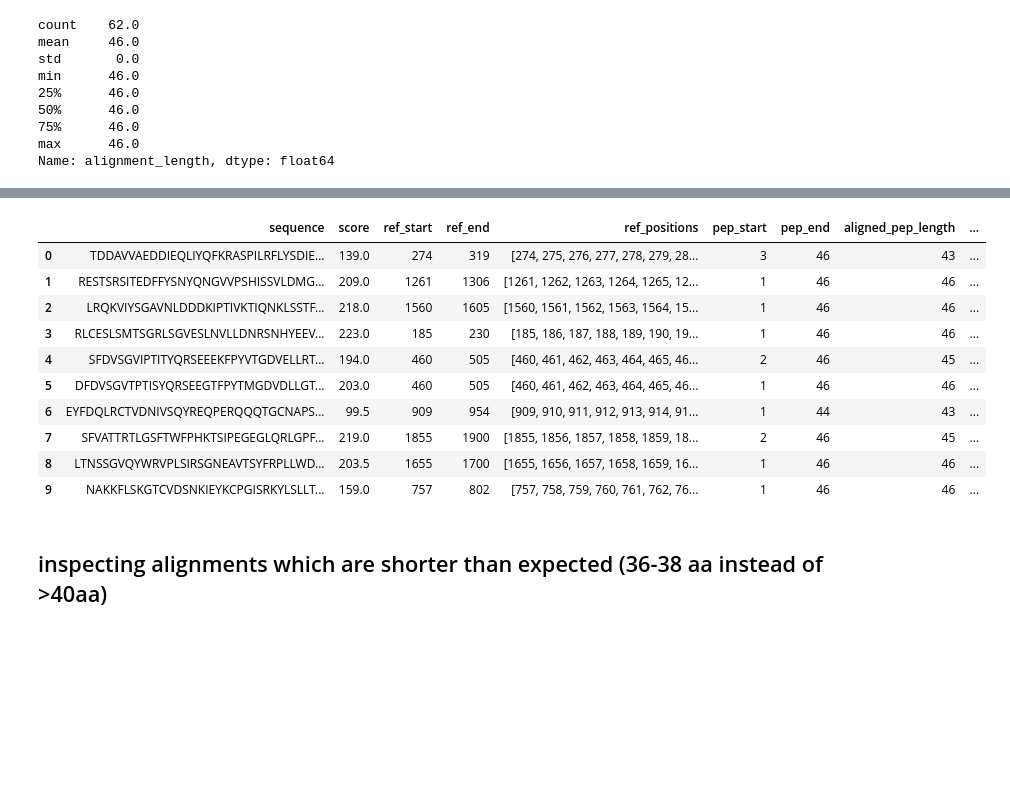
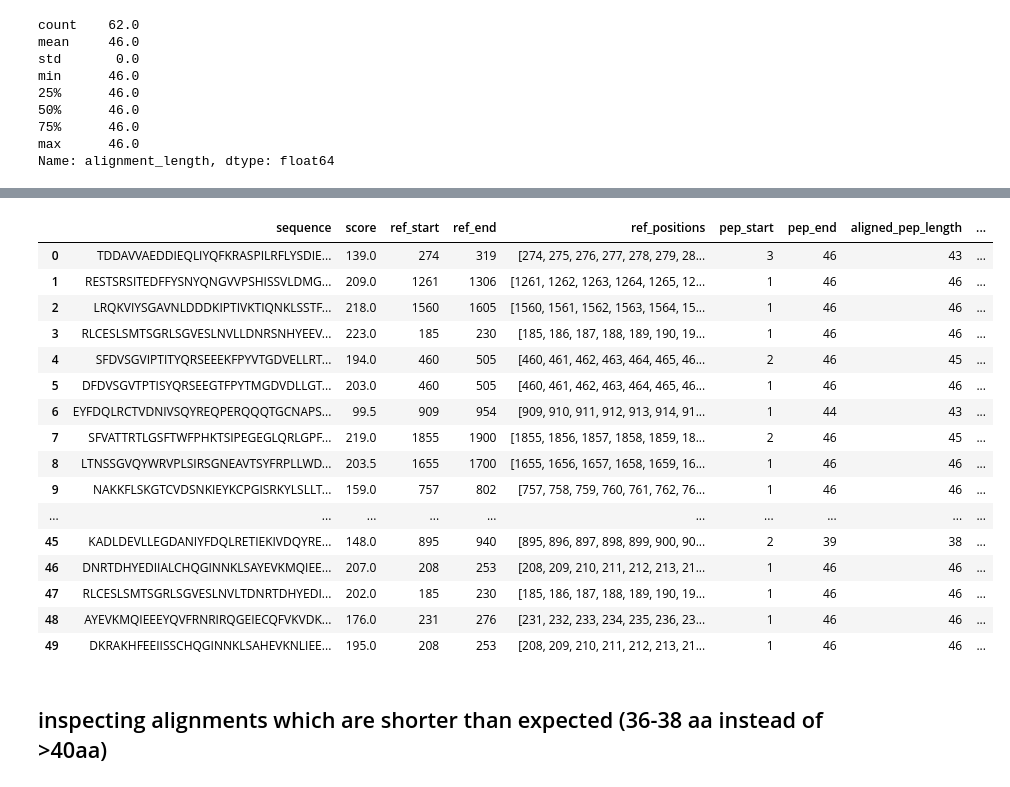
Before and after one commit to sporak577/lasv_phipseq_2026, a Jupyter notebook: draw_signal_to_LASV_polymerase.ipynb, the cells around one changed output, grey strips where cells are left out. Cells and saved outputs as stored; diff of their text form; code cells hidden in the pictures; blank space fills up the shorter version.

```diff
--- a/draw_signal_to_LASV_polymerase.ipynb
+++ b/draw_signal_to_LASV_polymerase.ipynb
@@ -167,18 +205,24 @@ np_mapping.sort_values('aligned_pep_length').head(2)
 # %%
 #inspect the shortest mappings:
-np_mapping.sort_values("alignment_length").head(10)
+np_mapping.sort_values("alignment_length").head(50)
 # %% [output]
 |  | sequence | score | ref_start | ref_end | ref_positions | pep_start | pep_end | aligned_pep_length | ... |
 | 0 | TDDAVVAEDDIEQLIYQFKRASPILRFLYSDIE... | 139.0 | 274 | 319 | [274, 275, 276, 277, 278, 279, 28... | 3 | 46 | 43 | ... |
 | 1 | RESTSRSITEDFFYSNYQNGVVPSHISSVLDMG... | 209.0 | 1261 | 1306 | [1261, 1262, 1263, 1264, 1265, 12... | 1 | 46 | 46 | ... |
 | 2 | LRQKVIYSGAVNLDDDKIPTIVKTIQNKLSSTF... | 218.0 | 1560 | 1605 | [1560, 1561, 1562, 1563, 1564, 15... | 1 | 46 | 46 | ... |
 | 3 | RLCESLSMTSGRLSGVESLNVLLDNRSNHYEEV... | 223.0 | 185 | 230 | [185, 186, 187, 188, 189, 190, 19... | 1 | 46 | 46 | ... |
 | 4 | SFDVSGVIPTITYQRSEEEKFPYVTGDVELLRT... | 194.0 | 460 | 505 | [460, 461, 462, 463, 464, 465, 46... | 2 | 46 | 45 | ... |
 | 5 | DFDVSGVTPTISYQRSEEGTFPYTMGDVDLLGT... | 203.0 | 460 | 505 | [460, 461, 462, 463, 464, 465, 46... | 1 | 46 | 46 | ... |
 | 6 | EYFDQLRCTVDNIVSQYREQPERQQQTGCNAPS... | 99.5 | 909 | 954 | [909, 910, 911, 912, 913, 914, 91... | 1 | 44 | 43 | ... |
 | 7 | SFVATTRTLGSFTWFPHKTSIPEGEGLQRLGPF... | 219.0 | 1855 | 1900 | [1855, 1856, 1857, 1858, 1859, 18... | 2 | 46 | 45 | ... |
 | 8 | LTNSSGVQYWRVPLSIRSGNEAVTSYFRPLLWD... | 203.5 | 1655 | 1700 | [1655, 1656, 1657, 1658, 1659, 16... | 1 | 46 | 46 | ... |
 | 9 | NAKKFLSKGTCVDSNKIEYKCPGISRKYLSLLT... | 159.0 | 757 | 802 | [757, 758, 759, 760, 761, 762, 76... | 1 | 46 | 46 | ... |
+| ... | ... | ... | ... | ... | ... | ... | ... | ... | ... |
+| 45 | KADLDEVLLEGDANIYFDQLRETIEKIVDQYRE... | 148.0 | 895 | 940 | [895, 896, 897, 898, 899, 900, 90... | 2 | 39 | 38 | ... |
+| 46 | DNRTDHYEDIIALCHQGINNKLSAYEVKMQIEE... | 207.0 | 208 | 253 | [208, 209, 210, 211, 212, 213, 21... | 1 | 46 | 46 | ... |
+| 47 | RLCESLSMTSGRLSGVESLNVLTDNRTDHYEDI... | 202.0 | 185 | 230 | [185, 186, 187, 188, 189, 190, 19... | 1 | 46 | 46 | ... |
+| 48 | AYEVKMQIEEEYQVFRNRIRQGEIECQFVKVDK... | 176.0 | 231 | 276 | [231, 232, 233, 234, 235, 236, 23... | 1 | 46 | 46 | ... |
+| 49 | DKRAKHFEEIISSCHQGINNKLSAHEVKNLIEE... | 195.0 | 208 | 253 | [208, 209, 210, 211, 212, 213, 21... | 1 | 46 | 46 | ... |
 # %% [markdown]
 ## inspecting alignments which are shorter than expected (36-38 aa instead of >40aa)
 # %%
```
Also changed, not shown: parts of 3 cells of this notebook, 3 other files.
